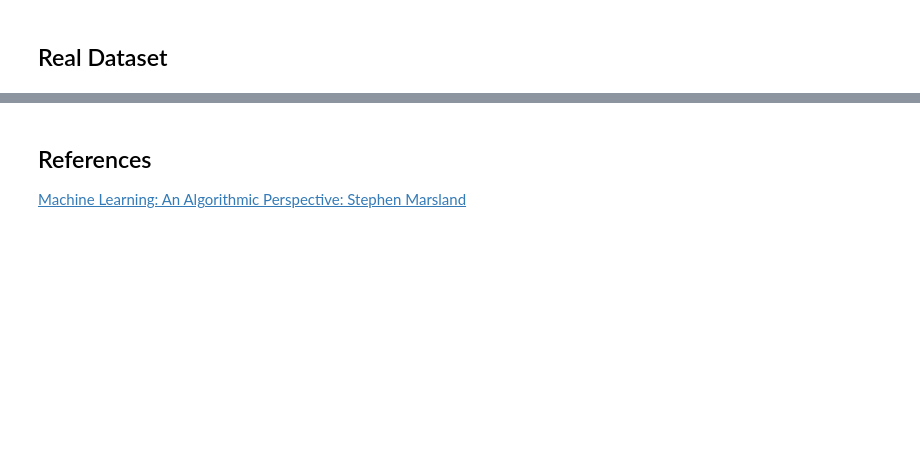
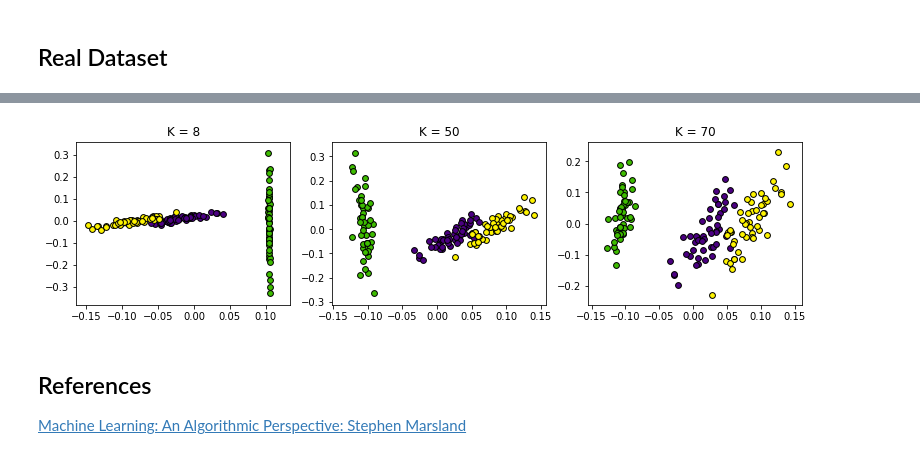
Before and after one commit to MJEmilio/MachineLearning, a Jupyter notebook: LLE.ipynb, the cells around one changed output, grey strips where cells are left out. Cells and saved outputs as stored; diff of their text form; code cells hidden in the pictures; blank space fills up the shorter version.

```diff
--- a/LLE.ipynb
+++ b/LLE.ipynb
@@ -176,3 +155,33 @@ plt.show()
+# %%
+def subplot_rawl(data, names=None):
+    labels = iris.target
+    fig, axs = plt.subplots(1, len(data), figsize=(13, 3))
+    colors = ['#3ebc00', 'indigo', '#fff400']
+
+    for a, d in zip(range(0,len(data)), data):
+        for i, c, label in zip(target_ids, colors,iris.target_names):
+            axs[a].scatter(d[i == labels, 0], d[i == labels, 1], c = c, edgecolors='black', s=135,label=label, marker='.')
+        if names:
+            axs[a].set_title(names[a])
+# %%
+from sklearn.manifold import LocallyLinearEmbedding
+
+embedding = LocallyLinearEmbedding(K,  n_components=nRedDim, reg=1e-3)
+X_lle1 = embedding.fit_transform(iris.data)
+
+
+embedding = LocallyLinearEmbedding(50,  n_components=nRedDim, reg=1e-3)
+X_lle2 = embedding.fit_transform(iris.data)
+
+
+embedding = LocallyLinearEmbedding(70,  n_components=nRedDim, reg=1e-3)
+X_lle3 = embedding.fit_transform(iris.data)
+# %%
+new_data2 = [X_lle1, X_lle2, X_lle3]
+names = ['K = 8', 'K = 50', 'K = 70']
+subplot_rawl(new_data2, names)
+# %% [output]
+[figure, added]
 # %% [markdown]
 ## References
 [
```
Also changed, not shown: parts of 7 cells of this notebook, 4 other files.
